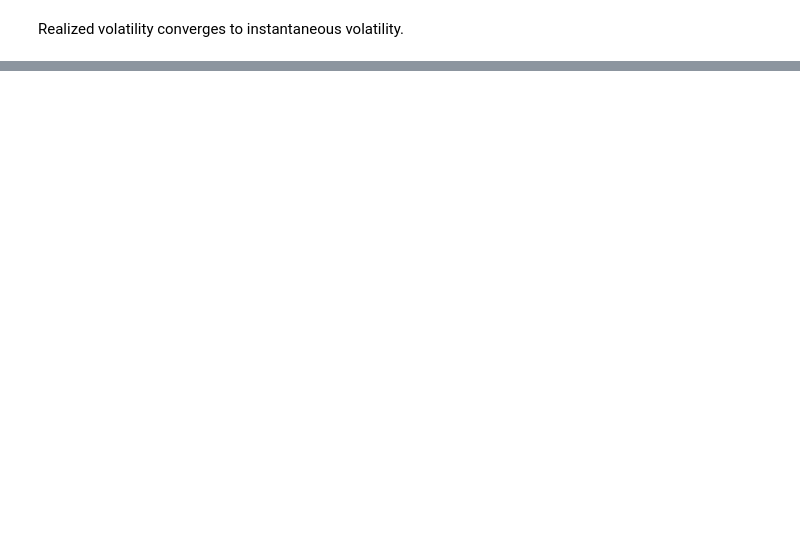
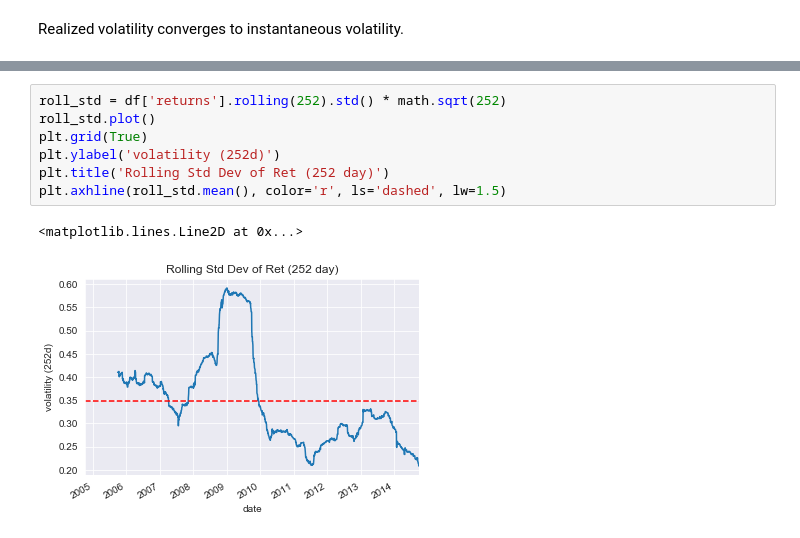
Before and after one commit to alexanderdamiani/Derivative_Pricing, a Jupyter notebook: GBM.ipynb, the cells around one changed output, grey strips where cells are left out. Drawn from its saved outputs; the diff is of its cells as text; blank space fills up the shorter version.

```diff
--- a/GBM.ipynb
+++ b/GBM.ipynb
@@ -151,0 +231,10 @@ Realized volatility converges to instantaneous volatility.
+# %%
+roll_std = df['returns'].rolling(252).std() * math.sqrt(252)
+roll_std.plot()
+plt.grid(True)
+plt.ylabel('volatility (252d)')
+plt.title('Rolling Std Dev of Ret (252 day)')
+plt.axhline(roll_std.mean(), color='r', ls='dashed', lw=1.5)
+# %% [output]
+<matplotlib.lines.Line2D at 0x...>
+[figure, added]
```
Also changed, not shown: parts of 21 cells of this notebook.
